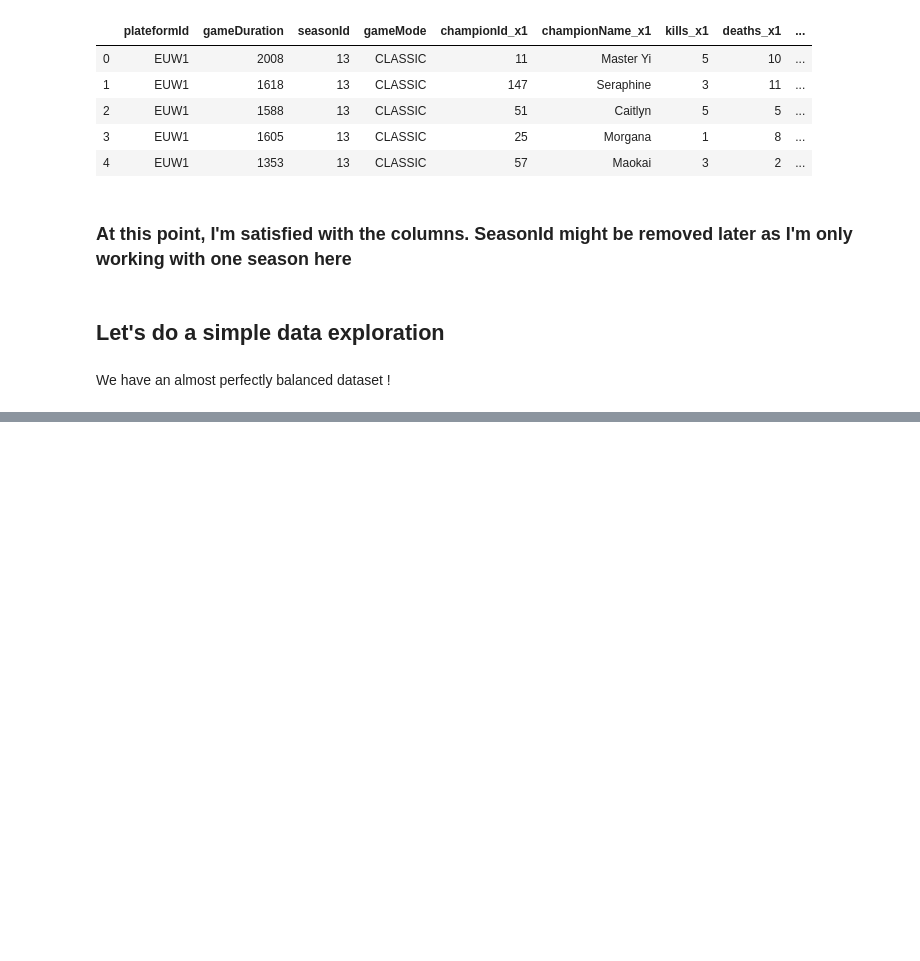
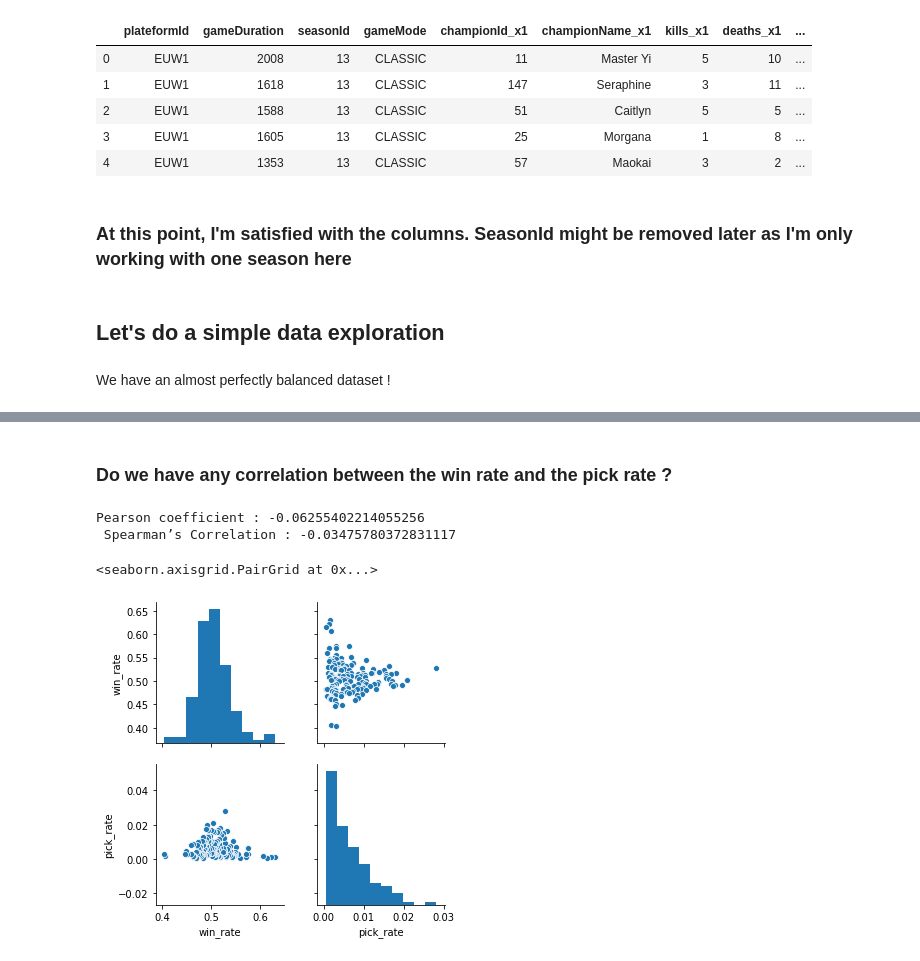
Before and after one commit to valentin-fngr/LeagueLegAI, a Jupyter notebook: training.py.ipynb, the cells around one changed output, grey strips where cells are left out. Saved outputs shown, nothing was run; the diff lists cells and outputs as text; code cells hidden in the pictures; blank space fills up the shorter version.

```diff
--- a/training.py.ipynb
+++ b/training.py.ipynb
@@ -89,0 +174,20 @@ champs_count.plot(kind="bar")
+# %% [markdown]
+### Do we have any correlation between the win rate and the pick rate ?
+# %%
+# intermediate dataframe
+rate_df = pd.DataFrame(index=winrate_by_champ.index)
+rate_df["win_rate"] = winrate_by_champ
+rate_df["pick_rate"] = pick_rate
+rate_df["champion_name"] = rate_df.index
+rate_df = rate_df.reindex(["champion_name", "win_rate", "pick_rate"], axis=1)
+
+# The linear relationship is non existing here
+print(f"Pearson coefficient : {pearsonr(rate_df['pick_rate'], rate_df['win_rate'])[0]}")
+# Non linear
+print(f" Spearman’s Correlation : {spearmanr(rate_df['pick_rate'], rate_df['win_rate'])[0]}")
+sns.pairplot(rate_df)
+# %% [output]
+Pearson coefficient : -0.06255402214055256
+ Spearman’s Correlation : -0.03475780372831117
+<seaborn.axisgrid.PairGrid at 0x...>
+[figure, added]
```
Also changed, not shown: parts of 15 cells of this notebook.
